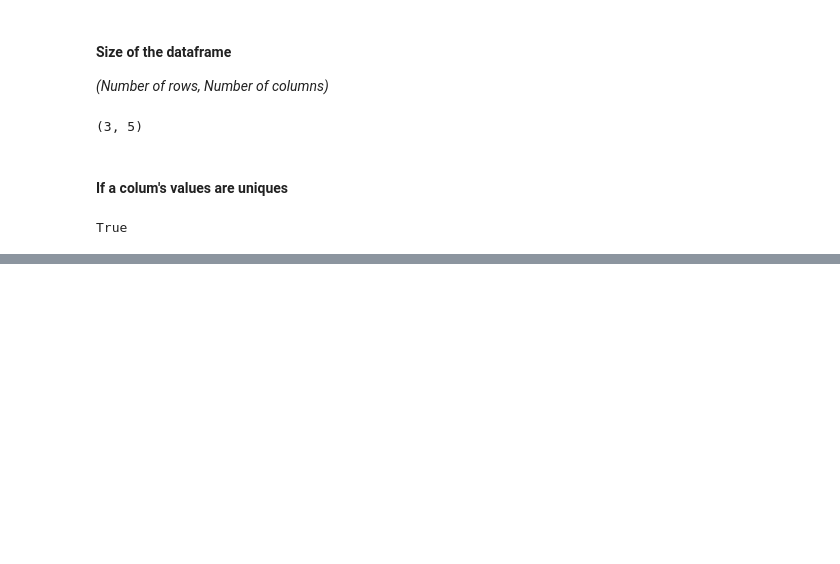
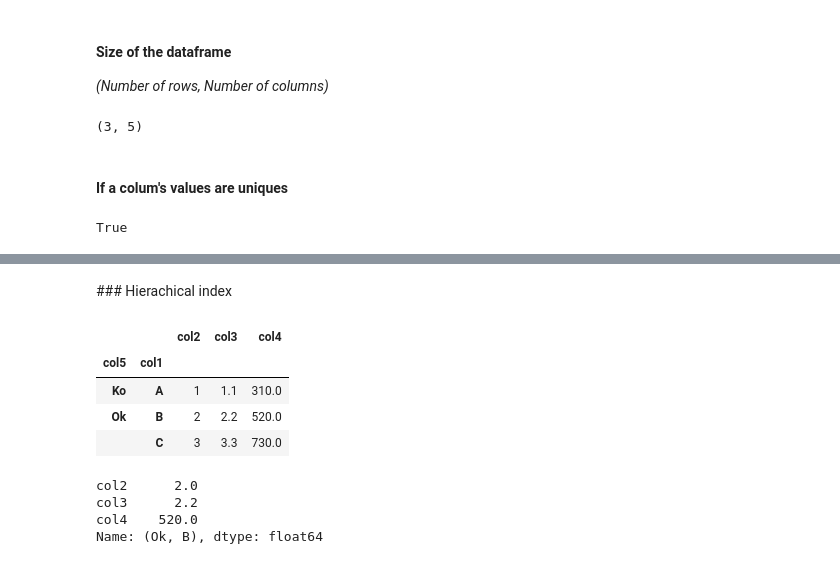
Before and after one commit to antitoine/ADAEFPL-Tips, a Jupyter notebook: 00 - General.ipynb, the cells around one changed output, grey strips where cells are left out. Saved outputs shown, nothing was run; the diff lists cells and outputs as text; code cells hidden in the pictures; blank space fills up the shorter version.

```diff
--- a/00 - General.ipynb
+++ b/00 - General.ipynb
@@ -382,3 +475,22 @@ Ok
    col1  col2  col3   col4 col5
 20    B     2   2.2  520.0   Ok
 30    C     3   3.3  730.0   Ok
+# %% [markdown]
+### Hierachical index
+# %%
+df_h = df.copy()
+df_h = df_h.set_index(['col5', 'col1'])
+df_h.head()
+# %% [output]
+|  |  | col2 | col3 | col4 |
+| col5 | col1 |  |  |  |
+| Ko | A | 1 | 1.1 | 310.0 |
+| Ok | B | 2 | 2.2 | 520.0 |
+|  | C | 3 | 3.3 | 730.0 |
+# %%
+df_h.loc[('Ok', 'B')]
+# %% [output]
+col2      2.0
+col3      2.2
+col4    520.0
+Name: (Ok, B), dtype: float64
```
Also changed, not shown: parts of 24 cells of this notebook, 1 other file.
